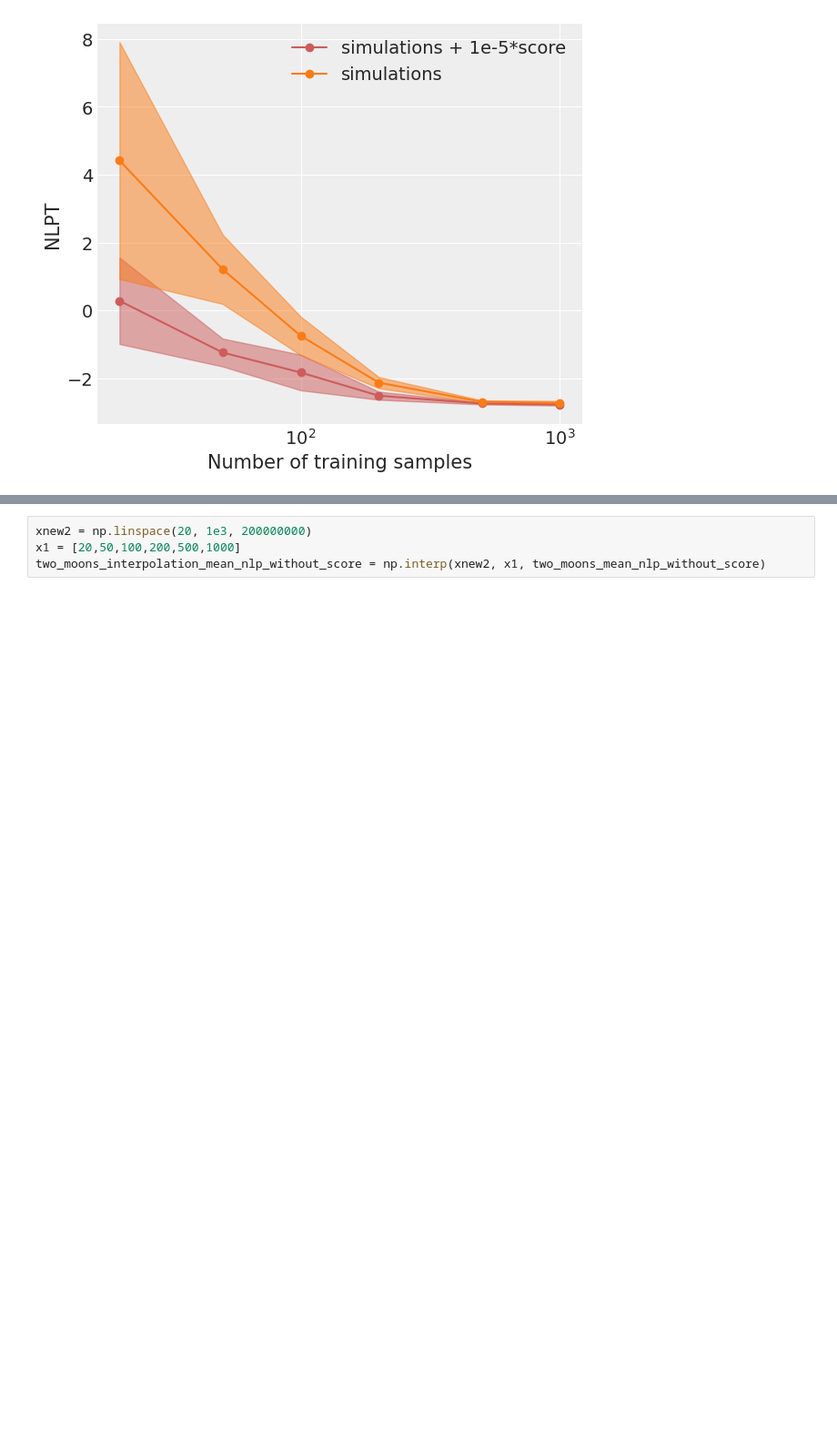
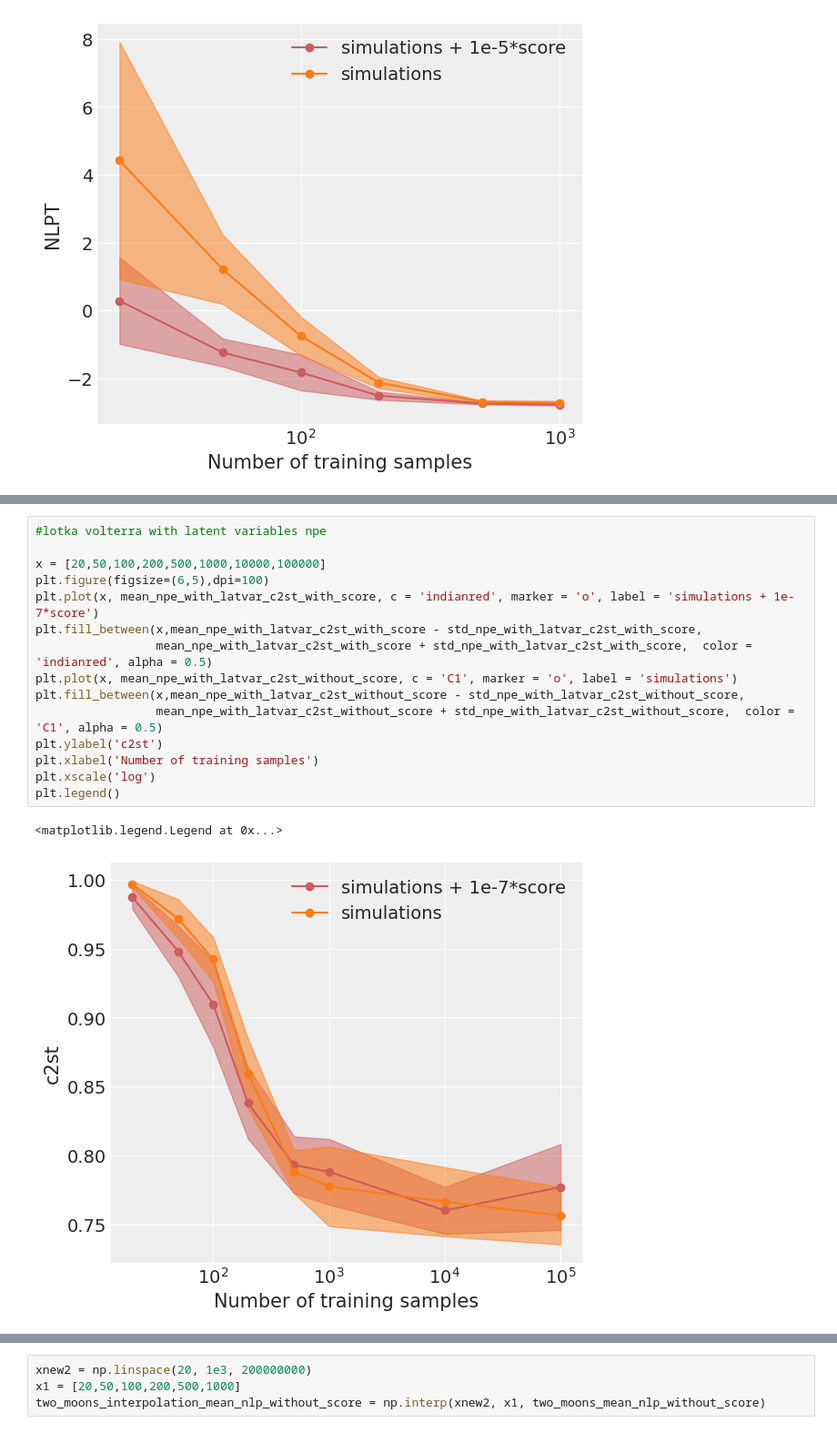
Before and after one commit to Justinezgh/SBI-Diff-Simulator, a Jupyter notebook: results/Plots_results.ipynb, the cells around one changed output, grey strips where cells are left out. Shown at 91% size. Cells and saved outputs as stored; diff of their text form; blank space fills up the shorter version.

```diff
--- a/results/Plots_results.ipynb
+++ b/results/Plots_results.ipynb
@@ -108,0 +117,18 @@ plt.savefig('twomoons_inference.pdf')
+# %%
+#lotka volterra with latent variables npe
+
+x = [20,50,100,200,500,1000,10000,100000]
+plt.figure(figsize=(6,5),dpi=100)
+plt.plot(x, mean_npe_with_latvar_c2st_with_score, c = 'indianred', marker = 'o', label = 'simulations + 1e-7*score')
+plt.fill_between(x,mean_npe_with_latvar_c2st_with_score - std_npe_with_latvar_c2st_with_score,
+                 mean_npe_with_latvar_c2st_with_score + std_npe_with_latvar_c2st_with_score,  color = 'indianred', alpha = 0.5)
+plt.plot(x, mean_npe_with_latvar_c2st_without_score, c = 'C1', marker = 'o', label = 'simulations')
+plt.fill_between(x,mean_npe_with_latvar_c2st_without_score - std_npe_with_latvar_c2st_without_score,
+                 mean_npe_with_latvar_c2st_without_score + std_npe_with_latvar_c2st_without_score,  color = 'C1', alpha = 0.5)
+plt.ylabel('c2st')
+plt.xlabel('Number of training samples')
+plt.xscale('log')
+plt.legend()
+# %% [output]
+<matplotlib.legend.Legend at 0x...>
+[figure, added]
```
Also changed, not shown: parts of 16 cells of this notebook.
